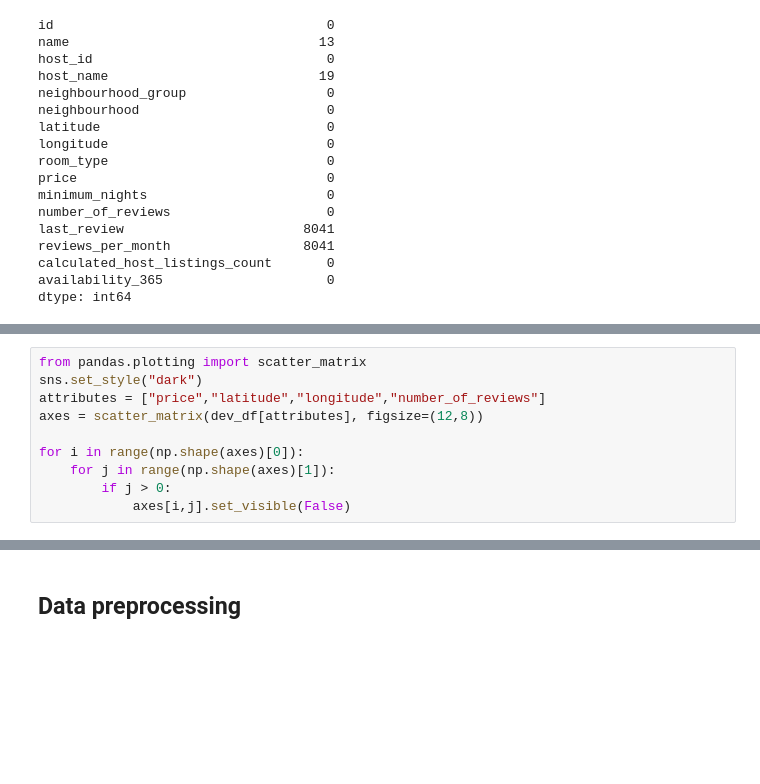
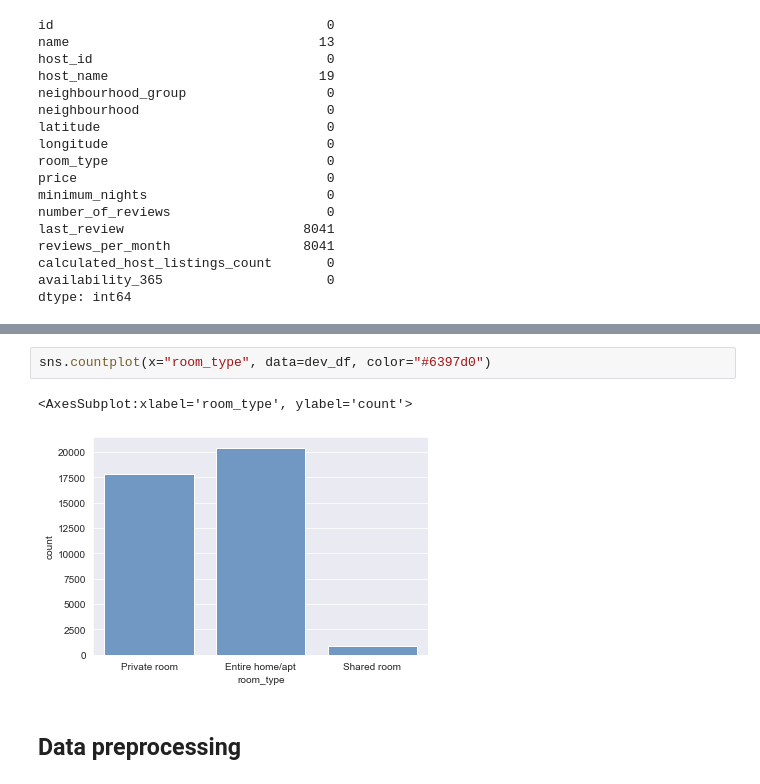
Before and after one commit to francescodisalvo05/Data-Science-Lab-Exercises, a Jupyter notebook: Notebooks/9-Laboratory-02-12-2020.ipynb, the cells around one changed output, grey strips where cells are left out. Cells and saved outputs as stored; diff of their text form; blank space fills up the shorter version.

```diff
--- a/Notebooks/9-Laboratory-02-12-2020.ipynb
+++ b/Notebooks/9-Laboratory-02-12-2020.ipynb
@@ -118,10 +111,0 @@ There are portions of the metropolitan area where there is a huge presence of ho
-# %%
-from pandas.plotting import scatter_matrix
-sns.set_style("dark")
-attributes = ["price","latitude","longitude","number_of_reviews"]
-axes = scatter_matrix(dev_df[attributes], figsize=(12,8))
-
-for i in range(np.shape(axes)[0]):
-    for j in range(np.shape(axes)[1]):
-        if j > 0:
-            axes[i,j].set_visible(False)
@@ -130,2 +112,7 @@ for i in range(np.shape(axes)[0]):
+# %%
+sns.countplot(x="room_type", data=dev_df, color="#6397d0")
+# %% [output]
+<AxesSubplot:xlabel='room_type', ylabel='count'>
+[figure, added]
 # %% [markdown]
 ## Data preprocessing
```
Also changed, not shown: parts of 38 cells of this notebook.
